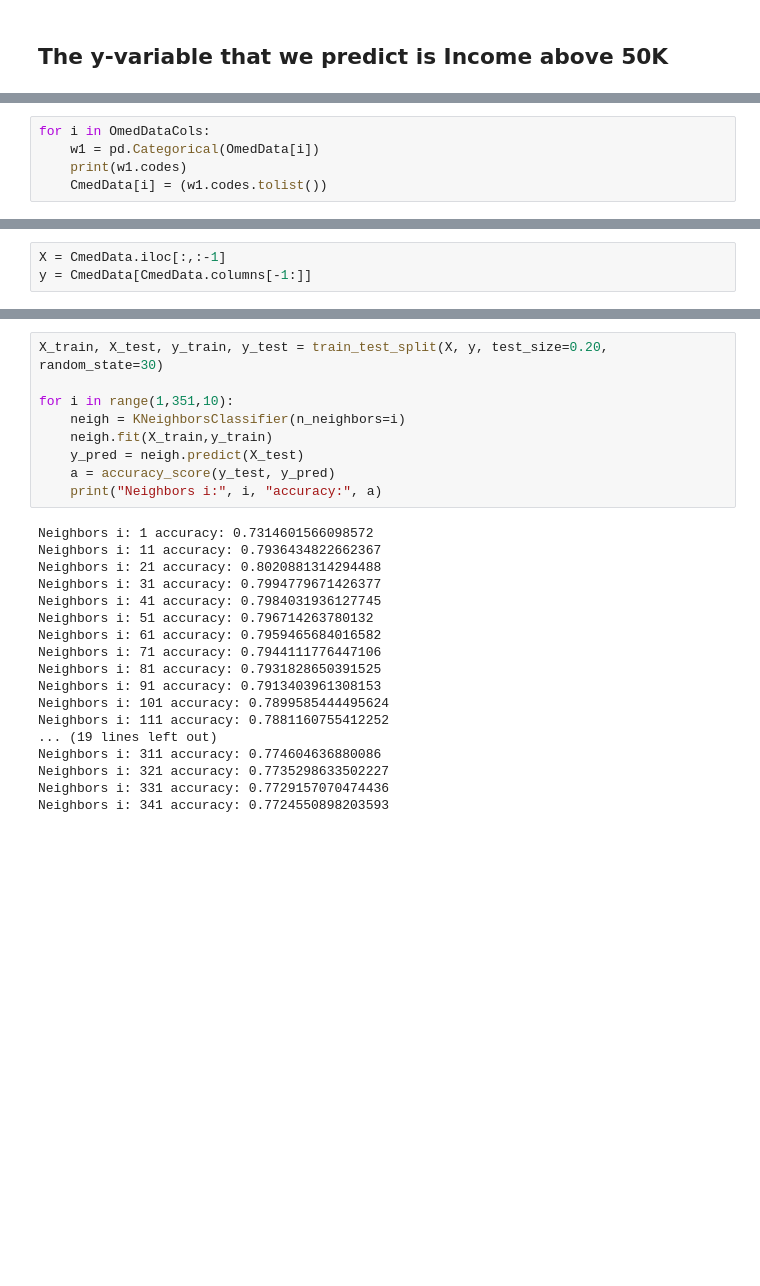
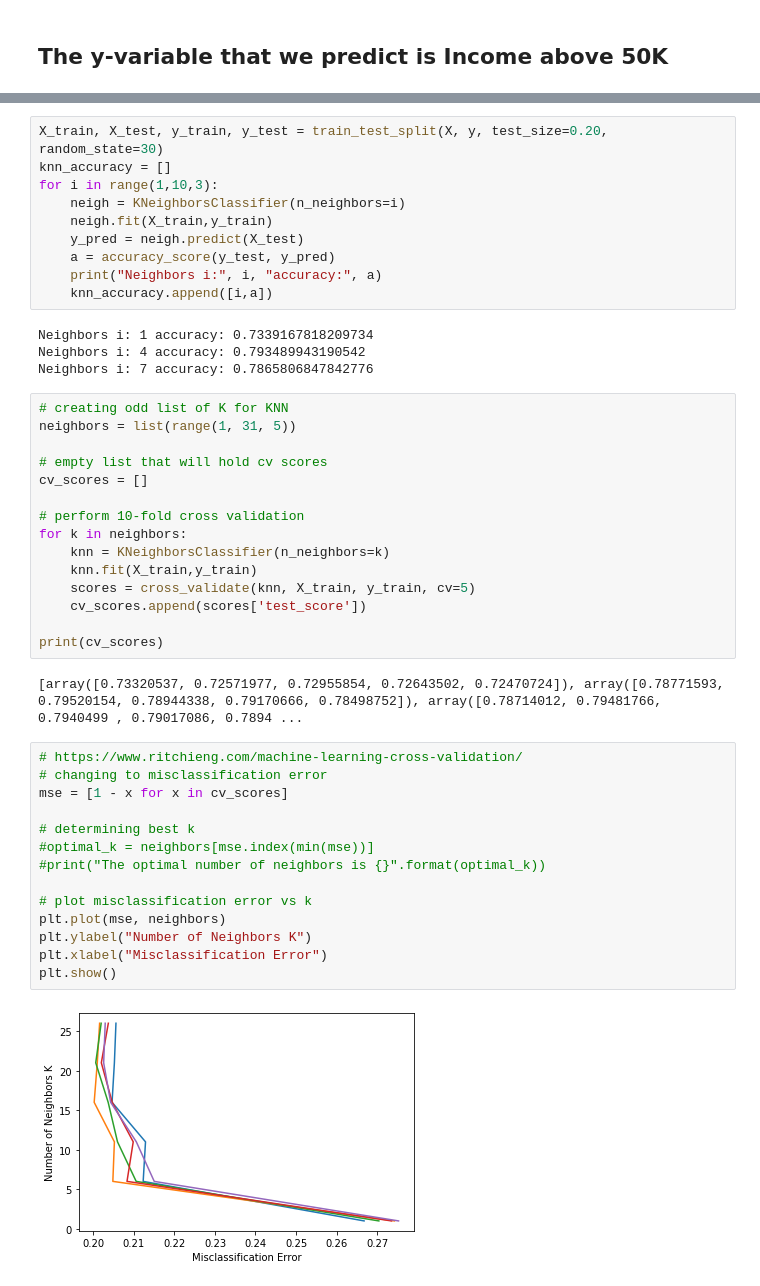
Before and after one commit to rdoraiswamy/final-project, a Jupyter notebook: MR_RD_BIOF509_Final_Project.ipynb, the cells around one changed output, grey strips where cells are left out. Cells and saved outputs as stored; diff of their text form; blank space fills up the shorter version.

```diff
--- a/MR_RD_BIOF509_Final_Project.ipynb
+++ b/MR_RD_BIOF509_Final_Project.ipynb
@@ -445,5 +416,0 @@ CmedData = medData
-# %%
-for i in OmedDataCols:
-    w1 = pd.Categorical(OmedData[i])
-    print(w1.codes)
-    CmedData[i] = (w1.codes.tolist())
@@ -478,6 +417,3 @@ CmedData
-# %%
-X = CmedData.iloc[:,:-1]
-y = CmedData[CmedData.columns[-1:]]
 # %%
 X
 # %% [output]
@@ -513,27 +448,47 @@ y
 # %%
 X_train, X_test, y_train, y_test = train_test_split(X, y, test_size=0.20, random_state=30)
-
-for i in range(1,351,10):
+knn_accuracy = []
+for i in range(1,10,3):
     neigh = KNeighborsClassifier(n_neighbors=i)
     neigh.fit(X_train,y_train)
     y_pred = neigh.predict(X_test)
     a = accuracy_score(y_test, y_pred)
     print("Neighbors i:", i, "accuracy:", a)
+    knn_accuracy.append([i,a])
 # %% [output]
-Neighbors i: 1 accuracy: 0.7314601566098572
-Neighbors i: 11 accuracy: 0.7936434822662367
-Neighbors i: 21 accuracy: 0.8020881314294488
-Neighbors i: 31 accuracy: 0.7994779671426377
-Neighbors i: 41 accuracy: 0.7984031936127745
-Neighbors i: 51 accuracy: 0.796714263780132
-Neighbors i: 61 accuracy: 0.7959465684016582
-Neighbors i: 71 accuracy: 0.7944111776447106
-Neighbors i: 81 accuracy: 0.7931828650391525
-Neighbors i: 91 accuracy: 0.7913403961308153
-Neighbors i: 101 accuracy: 0.7899585444495624
-Neighbors i: 111 accuracy: 0.7881160755412252
-... (19 lines left out)
-Neighbors i: 311 accuracy: 0.774604636880086
-Neighbors i: 321 accuracy: 0.7735298633502227
-Neighbors i: 331 accuracy: 0.7729157070474436
-Neighbors i: 341 accuracy: 0.7724550898203593
+Neighbors i: 1 accuracy: 0.7339167818209734
+Neighbors i: 4 accuracy: 0.793489943190542
+Neighbors i: 7 accuracy: 0.7865806847842776
+# %%
+# creating odd list of K for KNN
+neighbors = list(range(1, 31, 5))
+
+# empty list that will hold cv scores
+cv_scores = []
+
+# perform 10-fold cross validation
+for k in neighbors:
+    knn = KNeighborsClassifier(n_neighbors=k)
+    knn.fit(X_train,y_train)
+    scores = cross_validate(knn, X_train, y_train, cv=5)
+    cv_scores.append(scores['test_score'])
+
+print(cv_scores)
+# %% [output]
+[array([0.73320537, 0.72571977, 0.72955854, 0.72643502, 0.72470724]), array([0.78771593, 0.79520154, 0.78944338, 0.79170666, 0.78498752]), array([0.78714012, 0.79481766, 0.7940499 , 0.79017086, 0.7894 ...
+# %%
+# https://www.ritchieng.com/machine-learning-cross-validation/
+# changing to misclassification error
+mse = [1 - x for x in cv_scores]
+
+# determining best k
+#optimal_k = neighbors[mse.index(min(mse))]
+#print("The optimal number of neighbors is {}".format(optimal_k))
+
+# plot misclassification error vs k
+plt.plot(mse, neighbors)
+plt.ylabel("Number of Neighbors K")
+plt.xlabel("Misclassification Error")
+plt.show()
+# %% [output]
+[figure, added]
```
Also changed, not shown: parts of 11 cells of this notebook.
